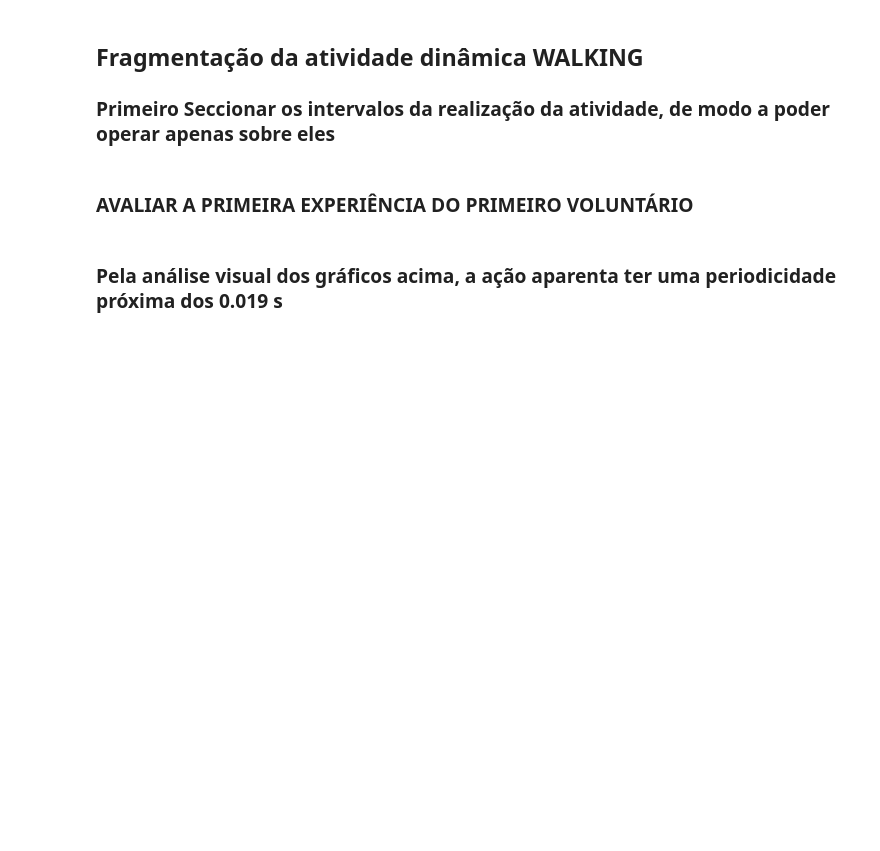
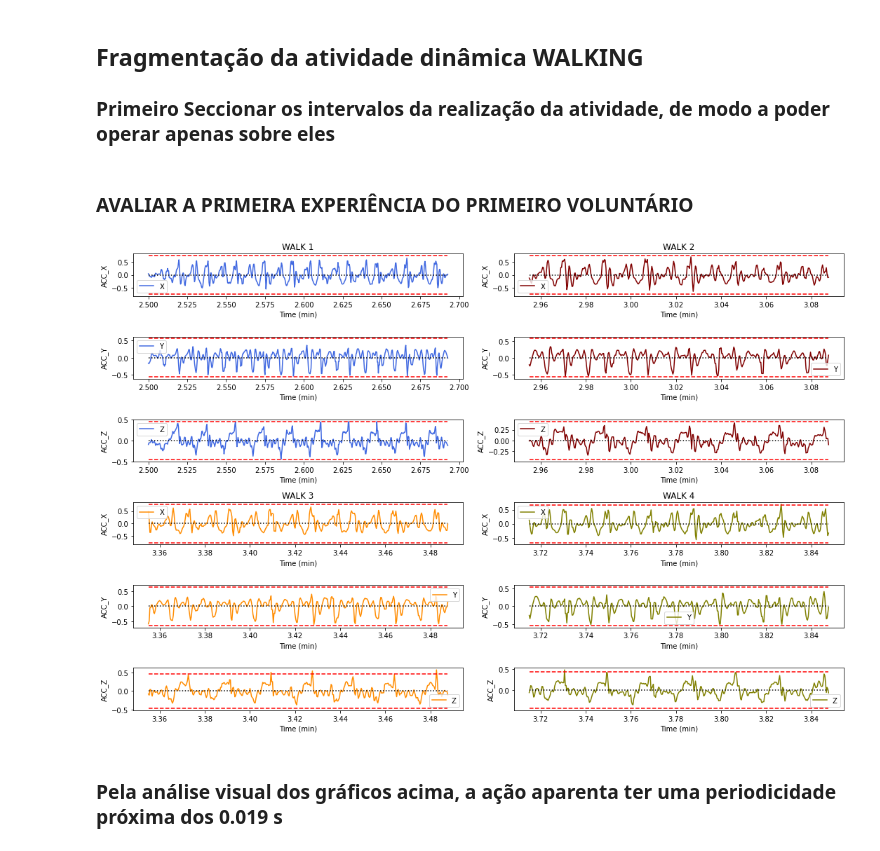
Before and after one commit to joelpoliveira/ProjetoATD, a Jupyter notebook: Main/main.ipynb, the cells around one changed output. Drawn from its saved outputs; the diff is of its cells as text; code cells hidden in the pictures; blank space fills up the shorter version.

```diff
--- a/Main/main.ipynb
+++ b/Main/main.ipynb
@@ -250,18 +301,18 @@ def plot_walk(subplots, user, c):
     subplots[2].set_ylabel("ACC_Z")
 # %%
 ### Dá plot às informações nos eixos das fragmentações do utilizador
-def plot_user_walks(user_walks):
+def plot_user_activity(user_walks, title):
     # user_walks -- array com as fragmentações dos dados do utilizador // não deve exceder 4 fragmentações.
-    figure, subplots = plt.subplots(nrows = 6, ncols= 2, figsize = (14,10))
+    figure, subplots = plt.subplots(nrows = 6, ncols= 2, figsize = (15,10))
     colors = ['royalblue', 'maroon', 'darkorange', 'olive']
 
     for i in range(len(user_walks)):
         if i < 2:
             plot_walk(subplots[:3,i], user_walks[i], colors[i] )
-            subplots[0,i].set_title(f"WALK {i+1}")
+            subplots[0,i].set_title(f"{title} {i+1}")
         else:
             plot_walk(subplots[3:,i-2], user_walks[i], colors[i] )
-            subplots[3,i-2].set_title(f"WALK {i+1}")
+            subplots[3,i-2].set_title(f"{title} {i+1}")
     figure.tight_layout()
 # %%
 def set_between_std(user):
@@ -327,10 +385,12 @@ def plot_activity_freqs(user_frag_act, N, fs = 50 ):
 # %%
 unow = user1_1
 walks_user1_1 = [ ufrag(unow, 2.5, 2.693), ufrag(unow, 2.955, 3.088), ufrag(user1_1, 3.355, 3.488), ufrag(user1_1, 3.715, 3.848)]
 walks_user1_1_detrended = []
 for i in walks_user1_1:
     walks_user1_1_detrended.append( detrend_user_walk(i) )
-plot_user_walks(walks_user1_1_detrended)
+plot_user_activity(walks_user1_1_detrended, 'WALK')
+# %% [output]
+[figure, added]
 # %% [markdown]
 ### Pela análise visual dos gráficos acima, a ação aparenta ter uma periodicidade próxima dos 0.019 s
 # %%
```
Also changed, not shown: parts of 26 cells of this notebook, 1 other file.
